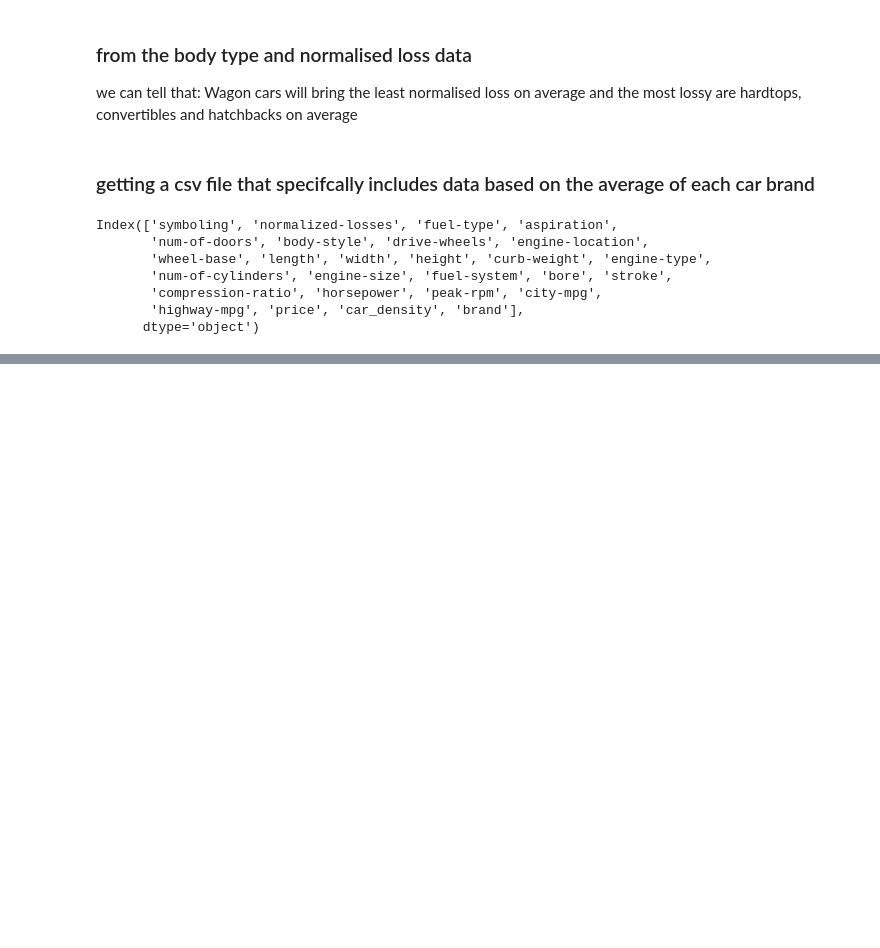
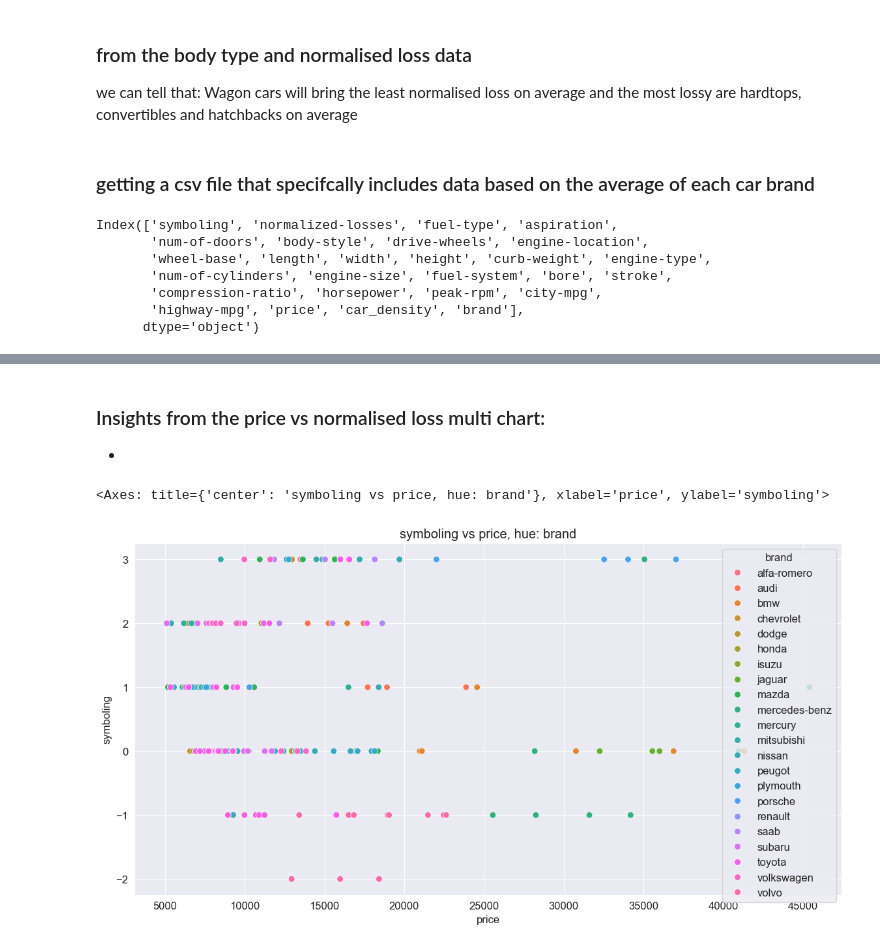
Before and after one commit to kasuleBS/automobile_analysis, a Jupyter notebook: analysis_file.ipynb, the cells around one changed output, grey strips where cells are left out. Drawn from its saved outputs; the diff is of its cells as text; code cells hidden in the pictures; blank space fills up the shorter version.

```diff
--- a/analysis_file.ipynb
+++ b/analysis_file.ipynb
@@ -1061,0 +1190,10 @@ automobile_df.to_csv('updated_automobile_data.csv', index=None)
+# %% [markdown]
+### Insights from the price vs normalised loss multi chart:
+*
+# %%
+plt.figure(figsize=(14,7))
+plt.title('symboling vs price, hue: brand')
+sns.scatterplot(x='price',y='symboling',hue='brand',s=50, data=automobile_df)
+# %% [output]
+<Axes: title={'center': 'symboling vs price, hue: brand'}, xlabel='price', ylabel='symboling'>
+[figure, added]
```
Also changed, not shown: parts of 32 cells of this notebook.
